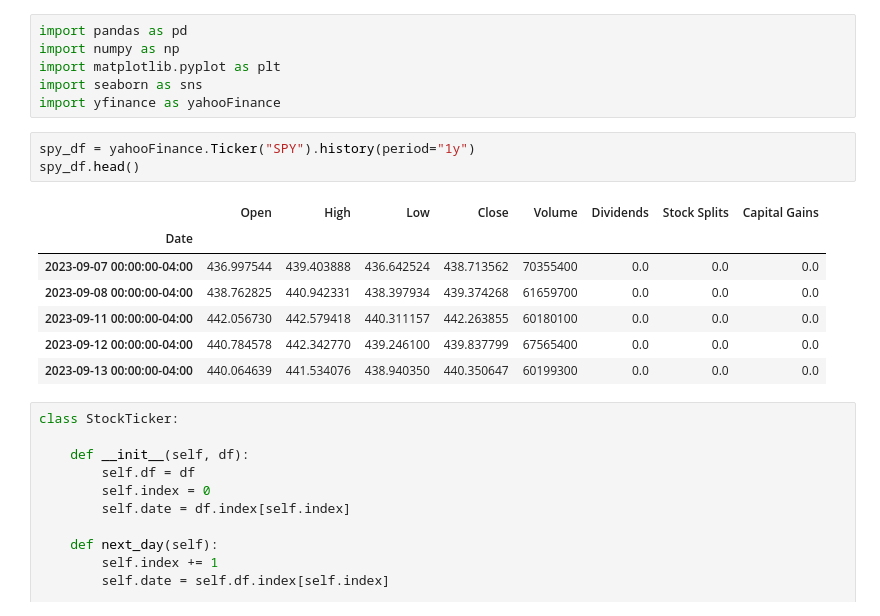
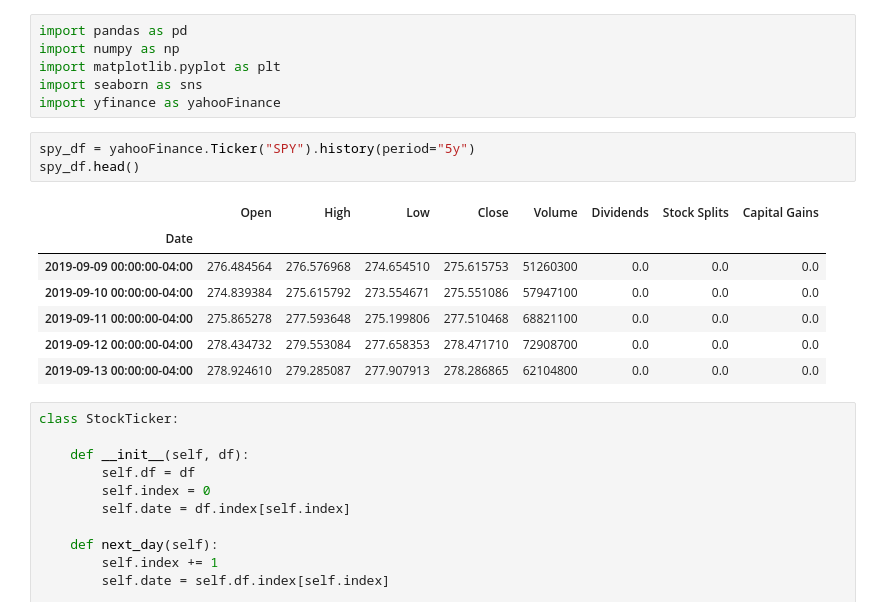
Before and after one commit to howarudo/financial-concepts, a Jupyter notebook: notebooks/fixed_amount.ipynb, the cells around one changed output. Drawn from its saved outputs; the diff is of its cells as text.

```diff
--- a/notebooks/fixed_amount.ipynb
+++ b/notebooks/fixed_amount.ipynb
@@ -5,16 +5,16 @@ import matplotlib.pyplot as plt
 import seaborn as sns
 import yfinance as yahooFinance
 # %%
-spy_df = yahooFinance.Ticker("SPY").history(period="1y")
+spy_df = yahooFinance.Ticker("SPY").history(period="5y")
 spy_df.head()
 # %% [output]
 |  | Open | High | Low | Close | Volume | Dividends | Stock Splits | Capital Gains |
 | Date |  |  |  |  |  |  |  |  |
-| 2023-09-07 00:00:00-04:00 | 436.997544 | 439.403888 | 436.642524 | 438.713562 | 70355400 | 0.0 | 0.0 | 0.0 |
-| 2023-09-08 00:00:00-04:00 | 438.762825 | 440.942331 | 438.397934 | 439.374268 | 61659700 | 0.0 | 0.0 | 0.0 |
-| 2023-09-11 00:00:00-04:00 | 442.056730 | 442.579418 | 440.311157 | 442.263855 | 60180100 | 0.0 | 0.0 | 0.0 |
-| 2023-09-12 00:00:00-04:00 | 440.784578 | 442.342770 | 439.246100 | 439.837799 | 67565400 | 0.0 | 0.0 | 0.0 |
-| 2023-09-13 00:00:00-04:00 | 440.064639 | 441.534076 | 438.940350 | 440.350647 | 60199300 | 0.0 | 0.0 | 0.0 |
+| 2019-09-09 00:00:00-04:00 | 276.484564 | 276.576968 | 274.654510 | 275.615753 | 51260300 | 0.0 | 0.0 | 0.0 |
+| 2019-09-10 00:00:00-04:00 | 274.839384 | 275.615792 | 273.554671 | 275.551086 | 57947100 | 0.0 | 0.0 | 0.0 |
+| 2019-09-11 00:00:00-04:00 | 275.865278 | 277.593648 | 275.199806 | 277.510468 | 68821100 | 0.0 | 0.0 | 0.0 |
+| 2019-09-12 00:00:00-04:00 | 278.434732 | 279.553084 | 277.658353 | 278.471710 | 72908700 | 0.0 | 0.0 | 0.0 |
+| 2019-09-13 00:00:00-04:00 | 278.924610 | 279.285087 | 277.907913 | 278.286865 | 62104800 | 0.0 | 0.0 | 0.0 |
 # %%
 class StockTicker:
 
```
Also changed, not shown: parts of 4 cells of this notebook.
